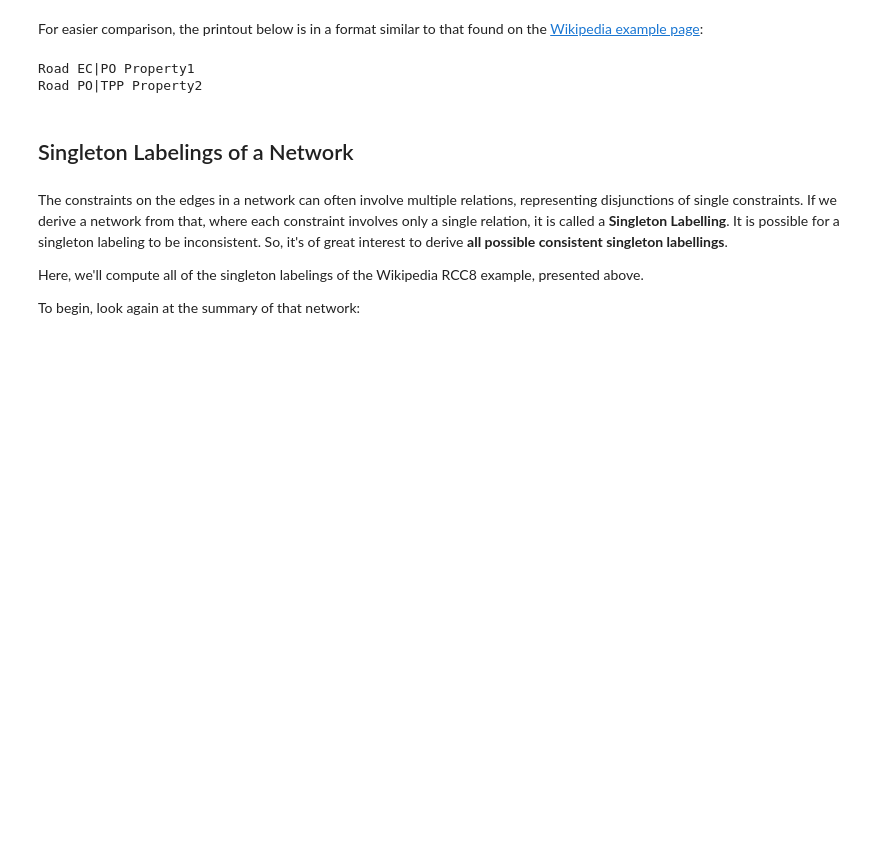
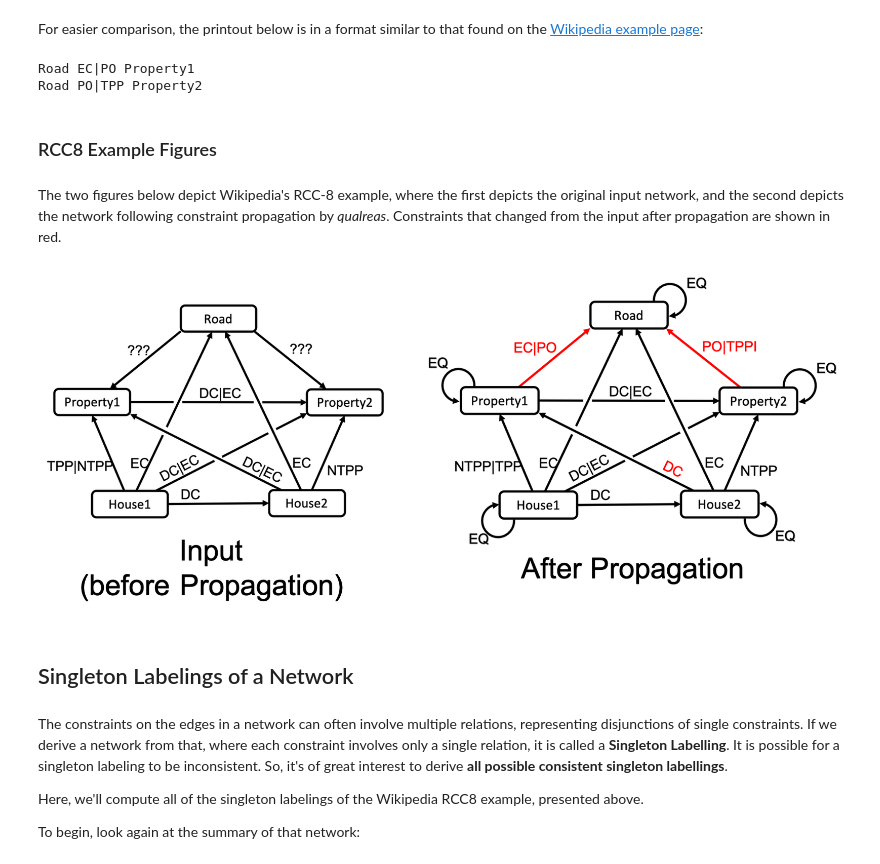
Before and after one commit to alreich/qualreas, a Jupyter notebook: Notebooks/README.ipynb, the cells around one changed output. Drawn from its saved outputs; the diff is of its cells as text; code cells hidden in the pictures; blank space fills up the shorter version.

```diff
--- a/Notebooks/README.ipynb
+++ b/Notebooks/README.ipynb
@@ -397,6 +409,14 @@ print(f"{road} {rcc8_net.get_constraint(road, prop2)} {prop2}")
 # %% [output]
 Road EC|PO Property1
 Road PO|TPP Property2
+# %% [markdown]
+### RCC8 Example Figures <a class="anchor" id="rcc8_figures"></a>
+# %% [markdown]
+The two figures below depict Wikipedia's RCC-8 example, where the first depicts the original input network, and the second depicts the network following constraint propagation by <i>qualreas</i>. Constraints that changed from the input after propagation are shown in red.
+# %%
+Image("Images/wikipedia_rcc8_example.png")
+# %% [output]
+[figure, added]
 # %% [markdown]
 ## Singleton Labelings of a Network <a class="anchor" id="labelings"></a>
 # %% [markdown]
```
Also changed, not shown: parts of 6 cells of this notebook, 6 other files.
